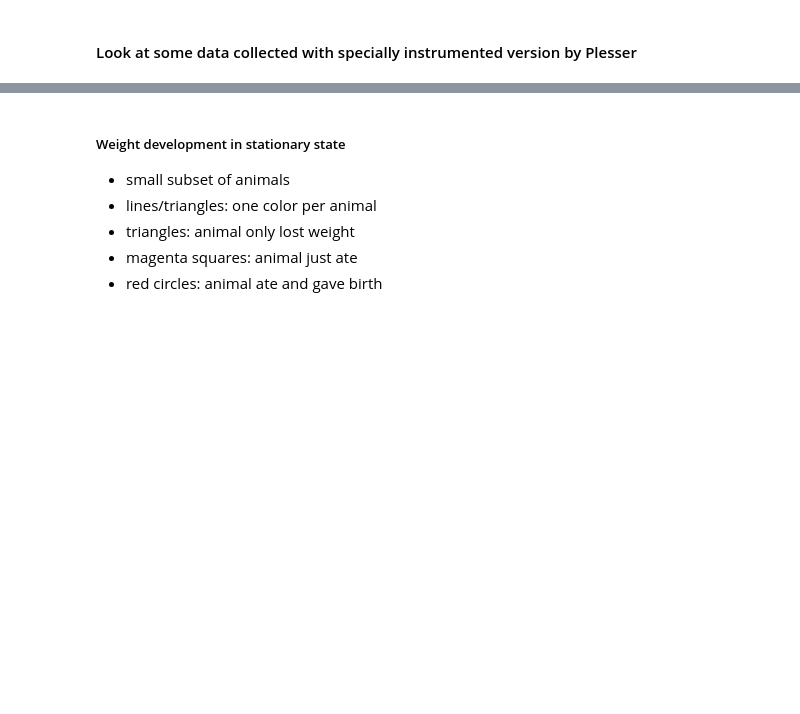
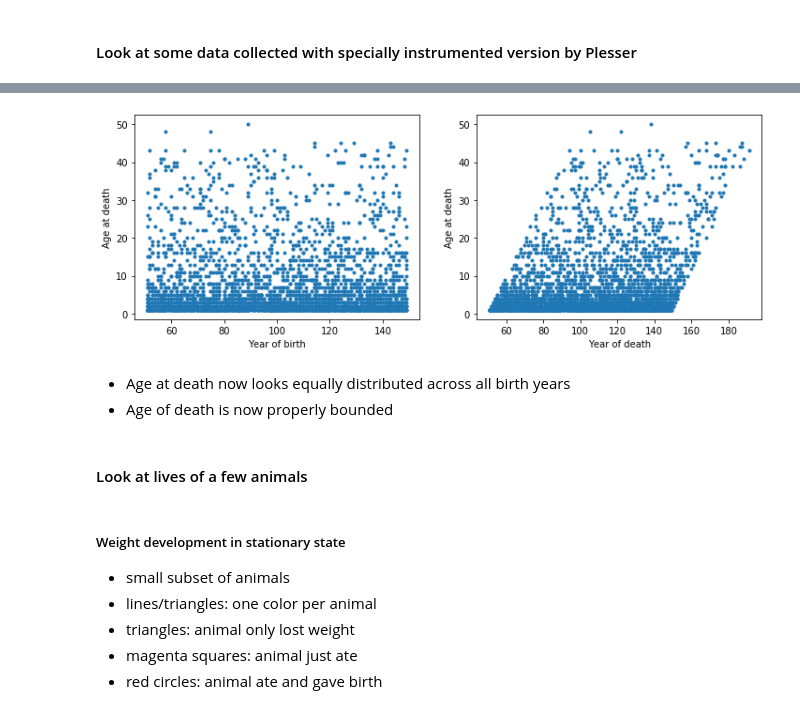
Before and after one commit to heplesser/nmbu_inf200_june2020, a Jupyter notebook: lectures/INF200_H19_J06_ModelDynamics.ipynb, the cells around one changed output, grey strips where cells are left out. Drawn from its saved outputs; the diff is of its cells as text; code cells hidden in the pictures; blank space fills up the shorter version.

```diff
--- a/lectures/INF200_H19_J06_ModelDynamics.ipynb
+++ b/lectures/INF200_H19_J06_ModelDynamics.ipynb
@@ -476,3 +538,20 @@ df = d['fitness'][:, ix50]
+# %%
+plt.subplot(1, 2, 1)
+plt.plot(vdc[0, :], vda.max(axis=0), '.');
+plt.xlabel('Year of birth');
+plt.ylabel('Age at death');
+
+plt.subplot(1, 2, 2)
+plt.plot(vdc.max(axis=0), vda.max(axis=0), '.');
+plt.xlabel('Year of death');
+plt.ylabel('Age at death');
+# %% [output]
+[figure, added]
+# %% [markdown]
+- Age at death now looks equally distributed across all birth years
+- Age of death is now properly bounded
+# %% [markdown]
+#### Look at lives of a few animals
 # %%
 def find_events(w):
     wn_ne = w[:-1] * (1-hp['eta'])  # just weight loss
```
Also changed, not shown: parts of 43 cells of this notebook.
